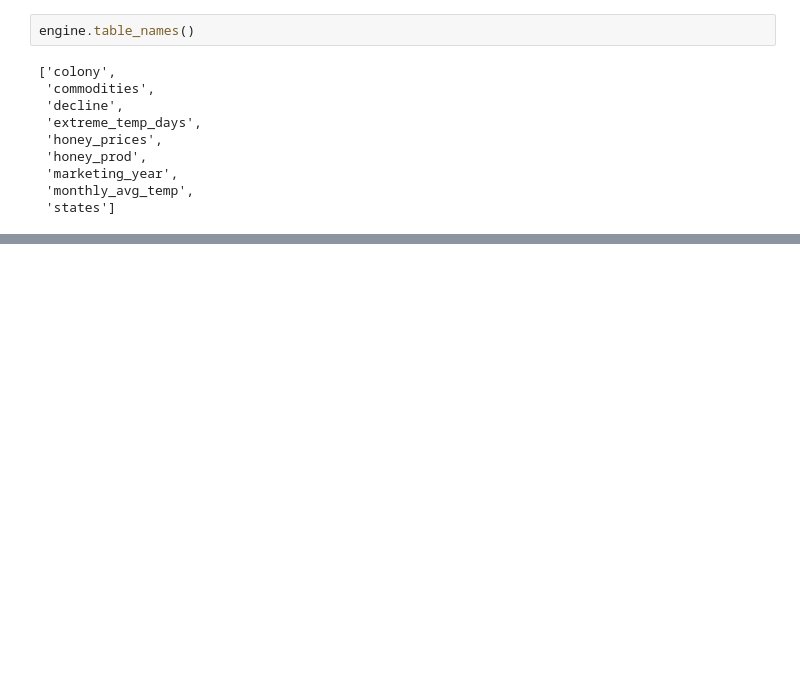
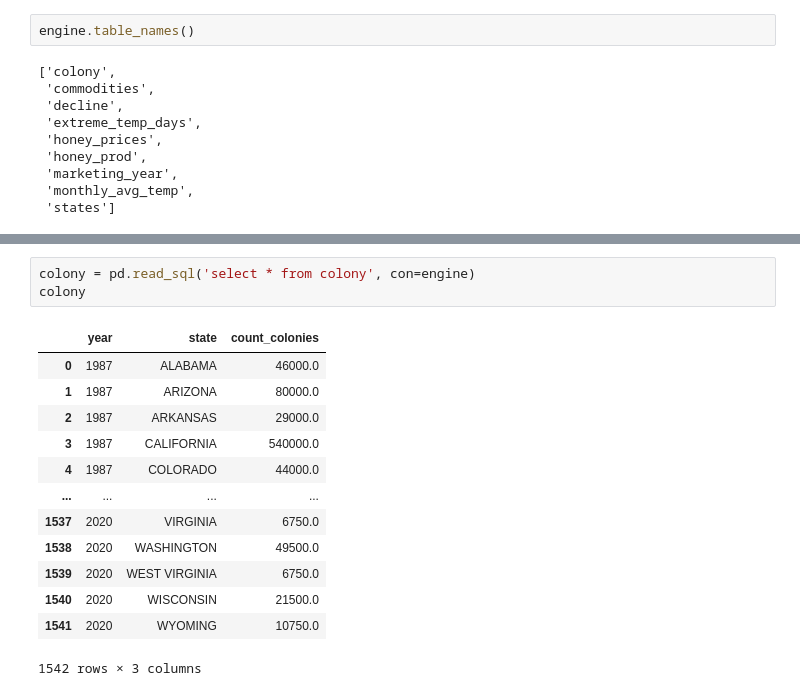
Before and after one commit to gamem001/bees_machine_learning, a Jupyter notebook: melissa/sqlite_building_v2.ipynb, the cells around one changed output, grey strips where cells are left out. Cells and saved outputs as stored; diff of their text form; blank space fills up the shorter version.

```diff
--- a/melissa/sqlite_building_v2.ipynb
+++ b/melissa/sqlite_building_v2.ipynb
@@ -688,0 +706,17 @@ engine.table_names()
+# %%
+colony = pd.read_sql('select * from colony', con=engine)
+colony
+# %% [output]
+|  | year | state | count_colonies |
+| 0 | 1987 | ALABAMA | 46000.0 |
+| 1 | 1987 | ARIZONA | 80000.0 |
+| 2 | 1987 | ARKANSAS | 29000.0 |
+| 3 | 1987 | CALIFORNIA | 540000.0 |
+| 4 | 1987 | COLORADO | 44000.0 |
+| ... | ... | ... | ... |
+| 1537 | 2020 | VIRGINIA | 6750.0 |
+| 1538 | 2020 | WASHINGTON | 49500.0 |
+| 1539 | 2020 | WEST VIRGINIA | 6750.0 |
+| 1540 | 2020 | WISCONSIN | 21500.0 |
+| 1541 | 2020 | WYOMING | 10750.0 |
+1542 rows × 3 columns
```
Also changed, not shown: parts of 4 cells of this notebook, 3 other files.
